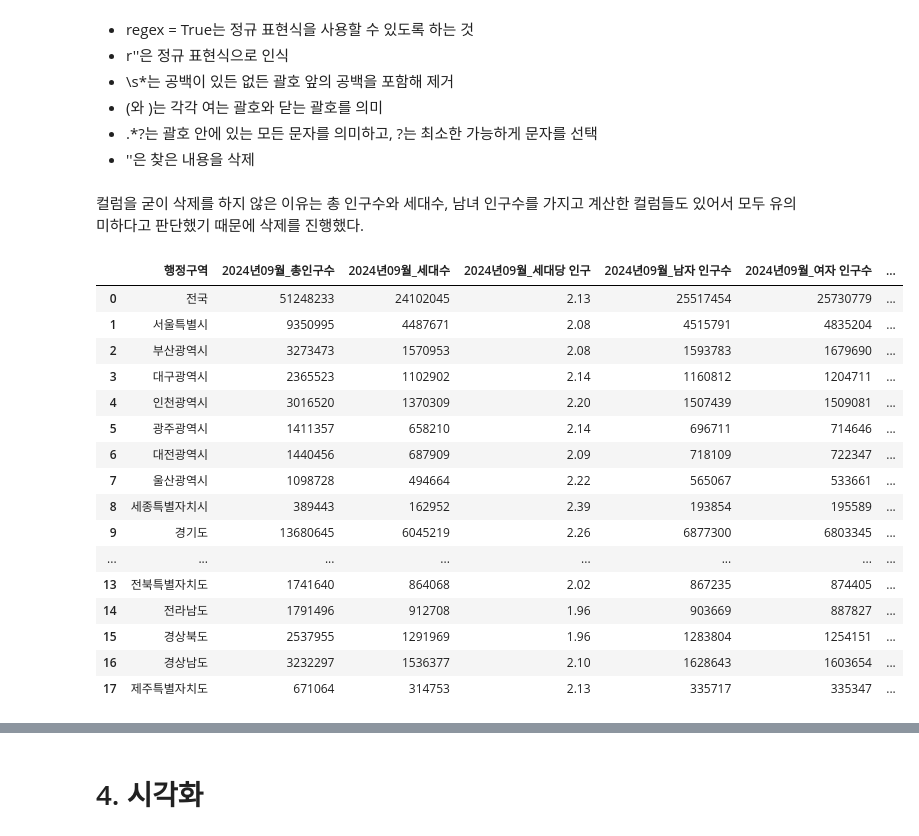
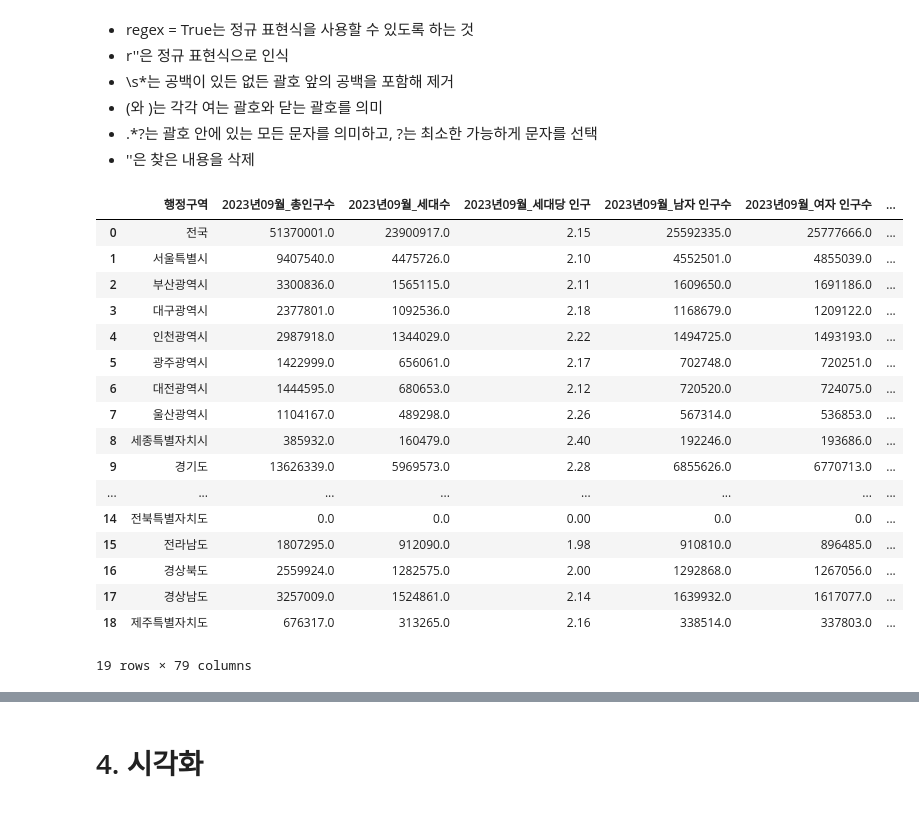
Before and after one commit to daewoong12/d_h, a Jupyter notebook: 25_파이썬데이터분석_실습_인구구조데이터.ipynb, the cells around one changed output, grey strips where cells are left out. Drawn from its saved outputs; the diff is of its cells as text; code cells hidden in the pictures.

```diff
--- a/25_파이썬데이터분석_실습_인구구조데이터.ipynb
+++ b/25_파이썬데이터분석_실습_인구구조데이터.ipynb
@@ -10,7 +10,7 @@ import numpy as np
 # %% [markdown]
 # 1. 데이터 확인
 # %%
-df = pd.read_csv('대웅_example/판다스입문_codes/data/202409_202409_주민등록인구및세대현황_월간.csv', encoding='euc-kr')
+df = pd.read_csv('대웅_example/판다스입문_codes/data/202309_202409_주민등록인구및세대현황_월간.csv', encoding='euc-kr')
 # %%
 df
 # %% [output]
@@ -111,7 +130,15 @@ df.describe()
 # 3. 데이터 전처리 수행
 # %%
 # 쉼표 제거 후 숫자형으로 변환
-df['2024년09월_총인구수'] = df['2024년09월_총인구수'].str.replace(',', '').astype(int)
-df['2024년09월_세대수'] = df['2024년09월_세대수'].str.replace(',', '').astype(int)
-df['2024년09월_남자 인구수'] = df['2024년09월_남자 인구수'].str.replace(',', '').astype(int)
-df['2024년09월_여자 인구수'] = df['2024년09월_여자 인구수'].str.replace(',', '').astype(int)
+col_convert = [
+    col for col in df.columns if any( # any() 함수는 하나라도 True인 경우 반환
+        keyword in col for keyword in ['총인구수', '세대수', '세대당 인구', '남자 인구수', '여자 인구수'] # 각 열 이름이 키워드 목록중 포함되는지
+    )
+]
+# %%
+# 각 열의 값에서 ',' 제거 및 float 타입으로 변환
+for col in col_convert:
+    df[col] = df[col].replace(',', '', regex=True).astype(float)
+# %%
+# 컬럼명 정리(공백 제거 및 정리)
+df.columns = df.columns.str.strip()
@@ -125,26 +172,26 @@ df['행정구역'] = df['행정구역'].str.replace(r'\s*\(.*?\)', '', regex=Tru
 - \(와 \)는 각각 여는  괄호와 닫는 괄호를 의미
 - .*?는 괄호 안에 있는 모든 문자를 의미하고, ?는 최소한 가능하게 문자를 선택
 - ''은 찾은 내용을 삭제
-# %% [markdown]
-컬럼을 굳이 삭제를 하지 않은 이유는 총 인구수와 세대수, 남녀 인구수를 가지고 계산한 컬럼들도 있어서 모두 유의미하다고 판단했기 때문에 삭제를 진행했다.
 # %%
 # 세대수 대비 인구수 비율 계산
-data['세대수 대비 인구수'] = data['총인구수'] / data['세대수']
+# data['세대수 대비 인구수'] = data['총인구수'] / data['세대수']
+df
 # %% [output]
-|  | 행정구역 | 2024년09월_총인구수 | 2024년09월_세대수 | 2024년09월_세대당 인구 | 2024년09월_남자 인구수 | 2024년09월_여자 인구수 | ... |
-| 0 | 전국 | 51248233 | 24102045 | 2.13 | 25517454 | 25730779 | ... |
-| 1 | 서울특별시 | 9350995 | 4487671 | 2.08 | 4515791 | 4835204 | ... |
-| 2 | 부산광역시 | 3273473 | 1570953 | 2.08 | 1593783 | 1679690 | ... |
-| 3 | 대구광역시 | 2365523 | 1102902 | 2.14 | 1160812 | 1204711 | ... |
-| 4 | 인천광역시 | 3016520 | 1370309 | 2.20 | 1507439 | 1509081 | ... |
-| 5 | 광주광역시 | 1411357 | 658210 | 2.14 | 696711 | 714646 | ... |
-| 6 | 대전광역시 | 1440456 | 687909 | 2.09 | 718109 | 722347 | ... |
-| 7 | 울산광역시 | 1098728 | 494664 | 2.22 | 565067 | 533661 | ... |
-| 8 | 세종특별자치시 | 389443 | 162952 | 2.39 | 193854 | 195589 | ... |
-| 9 | 경기도 | 13680645 | 6045219 | 2.26 | 6877300 | 6803345 | ... |
+|  | 행정구역 | 2023년09월_총인구수 | 2023년09월_세대수 | 2023년09월_세대당 인구 | 2023년09월_남자 인구수 | 2023년09월_여자 인구수 | ... |
+| 0 | 전국 | 51370001.0 | 23900917.0 | 2.15 | 25592335.0 | 25777666.0 | ... |
+| 1 | 서울특별시 | 9407540.0 | 4475726.0 | 2.10 | 4552501.0 | 4855039.0 | ... |
+| 2 | 부산광역시 | 3300836.0 | 1565115.0 | 2.11 | 1609650.0 | 1691186.0 | ... |
+| 3 | 대구광역시 | 2377801.0 | 1092536.0 | 2.18 | 1168679.0 | 1209122.0 | ... |
+| 4 | 인천광역시 | 2987918.0 | 1344029.0 | 2.22 | 1494725.0 | 1493193.0 | ... |
+| 5 | 광주광역시 | 1422999.0 | 656061.0 | 2.17 | 702748.0 | 720251.0 | ... |
+| 6 | 대전광역시 | 1444595.0 | 680653.0 | 2.12 | 720520.0 | 724075.0 | ... |
+| 7 | 울산광역시 | 1104167.0 | 489298.0 | 2.26 | 567314.0 | 536853.0 | ... |
+| 8 | 세종특별자치시 | 385932.0 | 160479.0 | 2.40 | 192246.0 | 193686.0 | ... |
+| 9 | 경기도 | 13626339.0 | 5969573.0 | 2.28 | 6855626.0 | 6770713.0 | ... |
 | ... | ... | ... | ... | ... | ... | ... | ... |
-| 13 | 전북특별자치도 | 1741640 | 864068 | 2.02 | 867235 | 874405 | ... |
-| 14 | 전라남도 | 1791496 | 912708 | 1.96 | 903669 | 887827 | ... |
-| 15 | 경상북도 | 2537955 | 1291969 | 1.96 | 1283804 | 1254151 | ... |
-| 16 | 경상남도 | 3232297 | 1536377 | 2.10 | 1628643 | 1603654 | ... |
-| 17 | 제주특별자치도 | 671064 | 314753 | 2.13 | 335717 | 335347 | ... |
+| 14 | 전북특별자치도 | 0.0 | 0.0 | 0.00 | 0.0 | 0.0 | ... |
+| 15 | 전라남도 | 1807295.0 | 912090.0 | 1.98 | 910810.0 | 896485.0 | ... |
+| 16 | 경상북도 | 2559924.0 | 1282575.0 | 2.00 | 1292868.0 | 1267056.0 | ... |
+| 17 | 경상남도 | 3257009.0 | 1524861.0 | 2.14 | 1639932.0 | 1617077.0 | ... |
+| 18 | 제주특별자치도 | 676317.0 | 313265.0 | 2.16 | 338514.0 | 337803.0 | ... |
+19 rows × 79 columns
```
Also changed, not shown: parts of 60 cells of this notebook.
